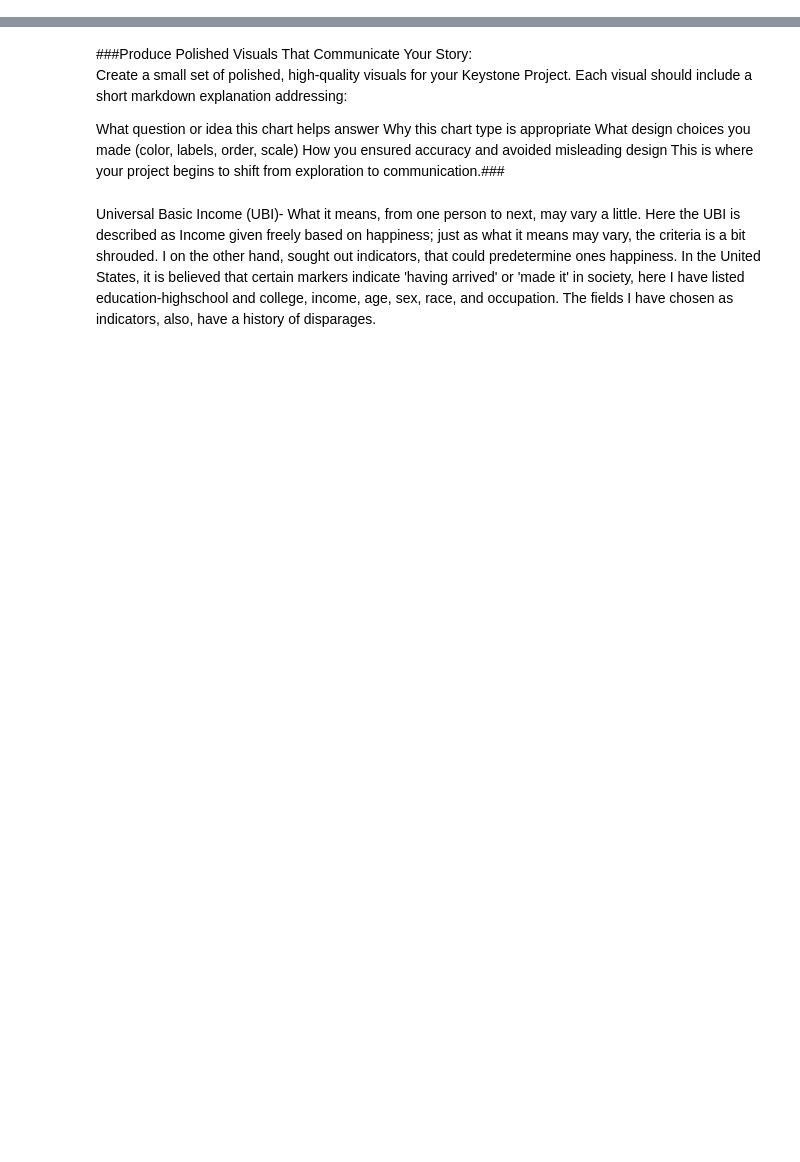
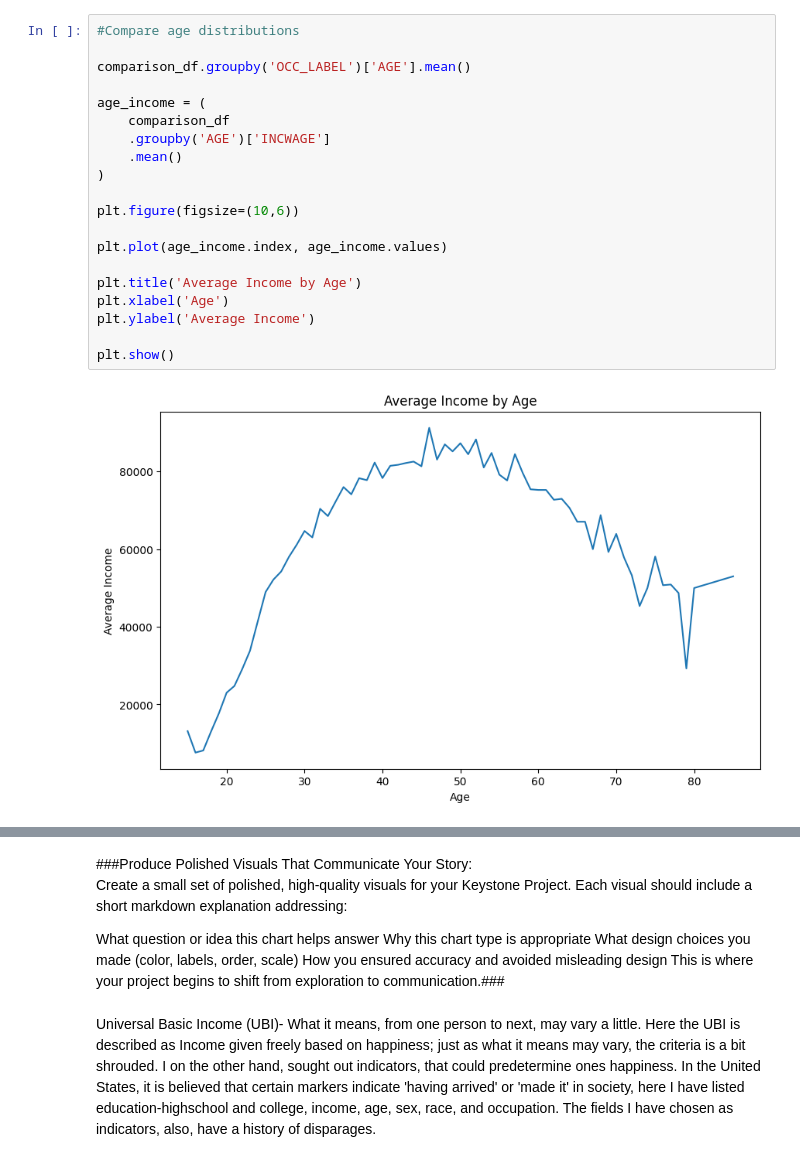
Before and after one commit to 2BLB/UBIAnalysis, a Jupyter notebook: visuals_ubi.ipynb, the cells around one changed output, grey strips where cells are left out. Cells and saved outputs as stored; diff of their text form; blank space fills up the shorter version.

```diff
--- a/visuals_ubi.ipynb
+++ b/visuals_ubi.ipynb
@@ -0,0 +172,22 @@
+# %%
+#Compare age distributions
+
+comparison_df.groupby('OCC_LABEL')['AGE'].mean()
+
+age_income = (
+    comparison_df
+    .groupby('AGE')['INCWAGE']
+    .mean()
+)
+
+plt.figure(figsize=(10,6))
+
+plt.plot(age_income.index, age_income.values)
+
+plt.title('Average Income by Age')
+plt.xlabel('Age')
+plt.ylabel('Average Income')
+
+plt.show()
+# %% [output]
+[figure, added]
```
Also changed, not shown: parts of 16 cells of this notebook.
